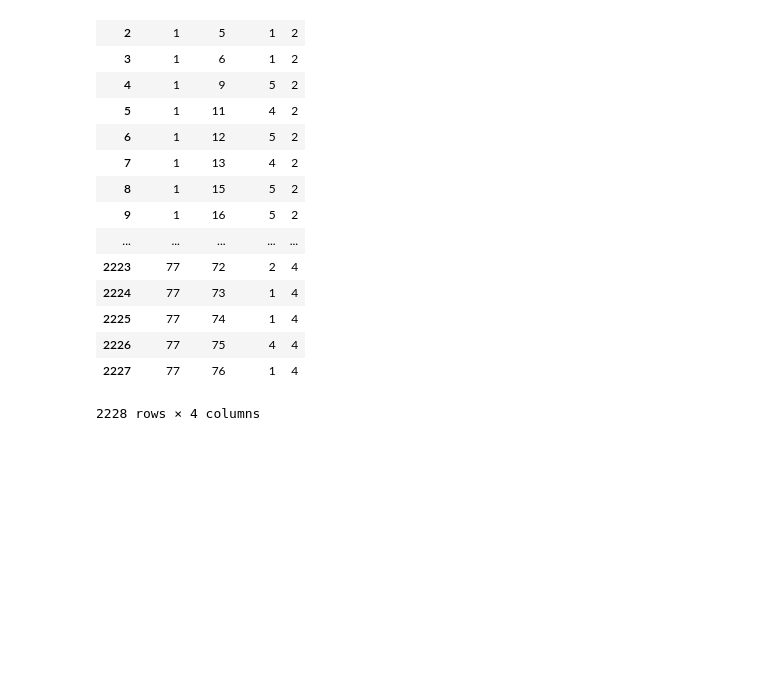
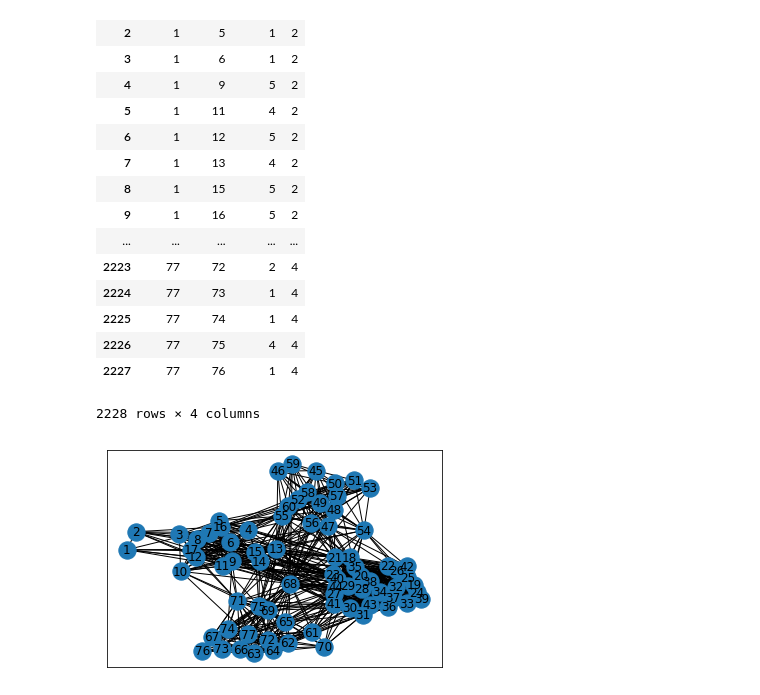
Before and after one commit to che10vek/Data620, a Jupyter notebook: Project 1.ipynb, the cells around one changed output. Saved outputs shown, nothing was run; the diff lists cells and outputs as text; code cells hidden in the pictures; blank space fills up the shorter version.

```diff
--- a/Project 1.ipynb
+++ b/Project 1.ipynb
@@ -72,3 +81,9 @@ df_new
 | 2226 | 77 | 75 | 4 | 4 |
 | 2227 | 77 | 76 | 1 | 4 |
 2228 rows × 4 columns
+# %%
+def island_graph(df_,w):
+  return(nx.from_pandas_edgelist(df = (df_[df_['weight'] >= w]), source='source', target='target', edge_attr='weight', create_using=None))
+nx.draw_networkx(G = island_graph(df_ = df_new, w = 2))
+# %% [output]
+[figure, added]
```
Also changed, not shown: parts of 2 cells of this notebook.
